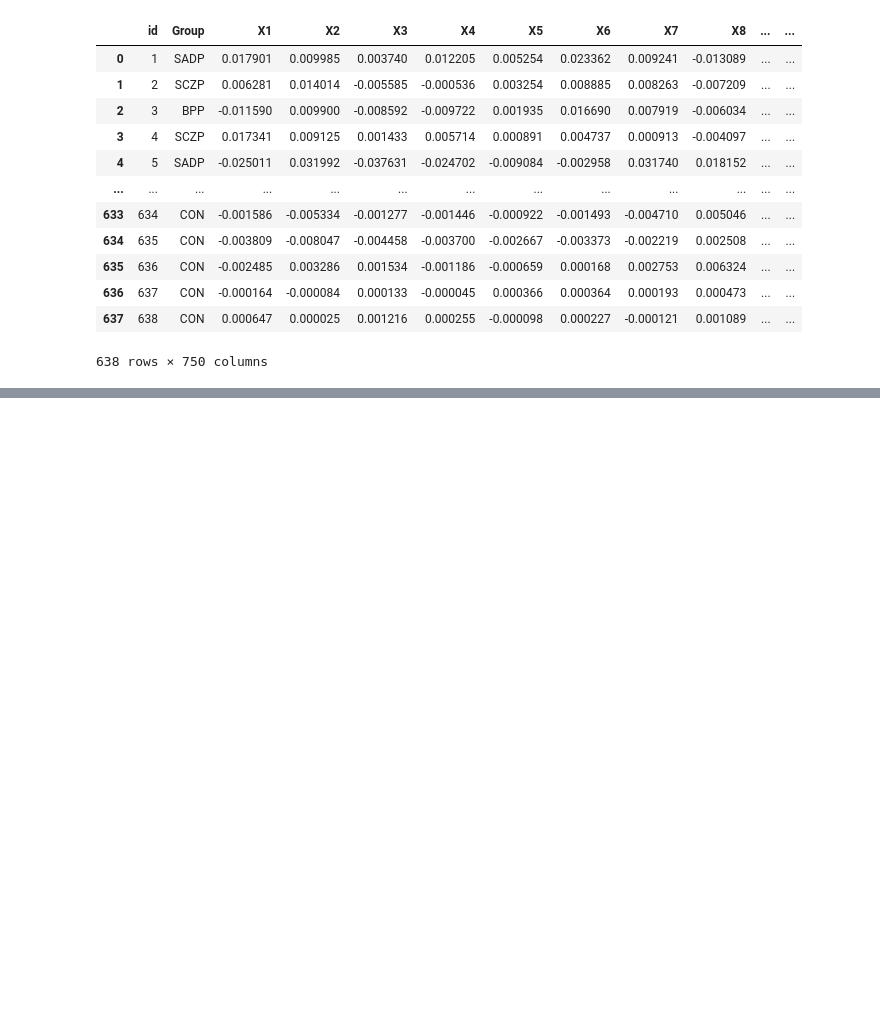
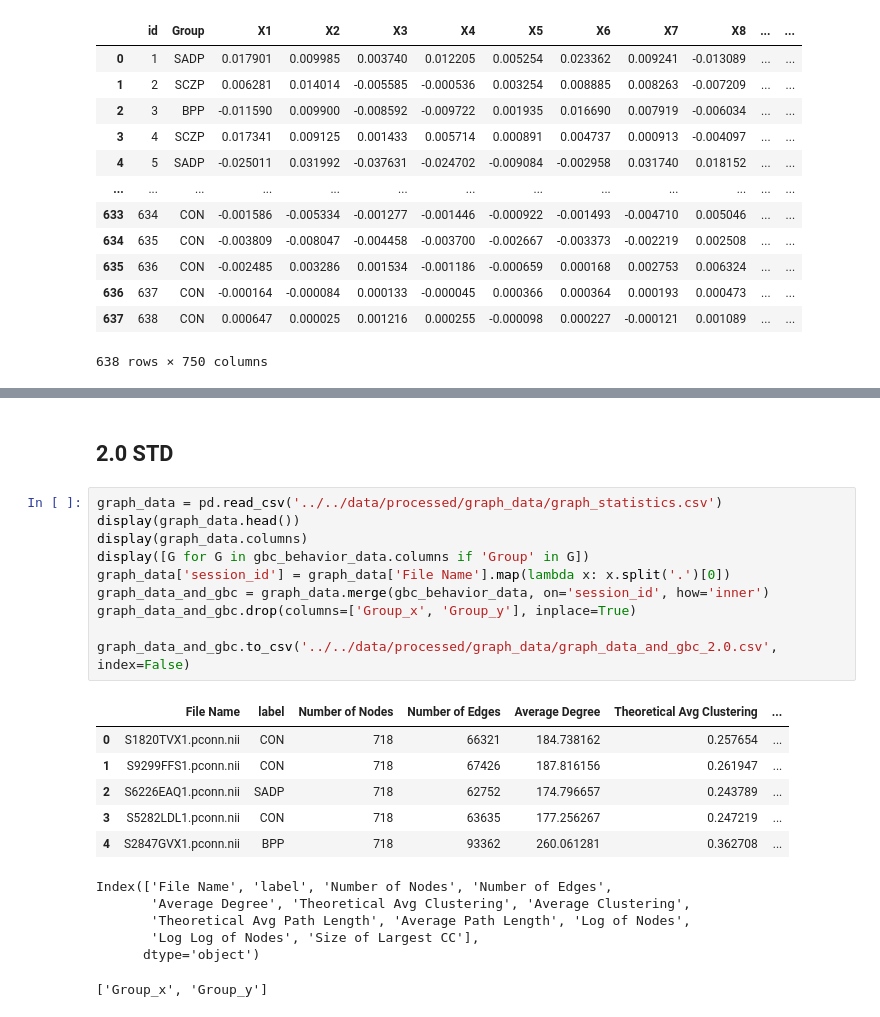
Before and after one commit to jacomof/classifying_psychiatric_disorders, a Jupyter notebook: src/preprocessing.ipynb, the cells around one changed output, grey strips where cells are left out. Cells and saved outputs as stored; diff of their text form; blank space fills up the shorter version.

```diff
--- a/src/preprocessing.ipynb
+++ b/src/preprocessing.ipynb
@@ -190,0 +252,25 @@ len(PANSS_selector)
+# %% [markdown]
+## 2.0 STD
+# %%
+graph_data = pd.read_csv('../../data/processed/graph_data/graph_statistics.csv')
+display(graph_data.head())
+display(graph_data.columns)
+display([G for G in gbc_behavior_data.columns if 'Group' in G])
+graph_data['session_id'] = graph_data['File Name'].map(lambda x: x.split('.')[0])
+graph_data_and_gbc = graph_data.merge(gbc_behavior_data, on='session_id', how='inner')
+graph_data_and_gbc.drop(columns=['Group_x', 'Group_y'], inplace=True)
+
+graph_data_and_gbc.to_csv('../../data/processed/graph_data/graph_data_and_gbc_2.0.csv', index=False)
+# %% [output]
+|  | File Name | label | Number of Nodes | Number of Edges | Average Degree | Theoretical Avg Clustering | ... |
+| 0 | S1820TVX1.pconn.nii | CON | 718 | 66321 | 184.738162 | 0.257654 | ... |
+| 1 | S9299FFS1.pconn.nii | CON | 718 | 67426 | 187.816156 | 0.261947 | ... |
+| 2 | S6226EAQ1.pconn.nii | SADP | 718 | 62752 | 174.796657 | 0.243789 | ... |
+| 3 | S5282LDL1.pconn.nii | CON | 718 | 63635 | 177.256267 | 0.247219 | ... |
+| 4 | S2847GVX1.pconn.nii | BPP | 718 | 93362 | 260.061281 | 0.362708 | ... |
+Index(['File Name', 'label', 'Number of Nodes', 'Number of Edges',
+       'Average Degree', 'Theoretical Avg Clustering', 'Average Clustering',
+       'Theoretical Avg Path Length', 'Average Path Length', 'Log of Nodes',
+       'Log Log of Nodes', 'Size of Largest CC'],
+      dtype='object')
+['Group_x', 'Group_y']
```
Also changed, not shown: parts of 10 cells of this notebook, 29 other files.
